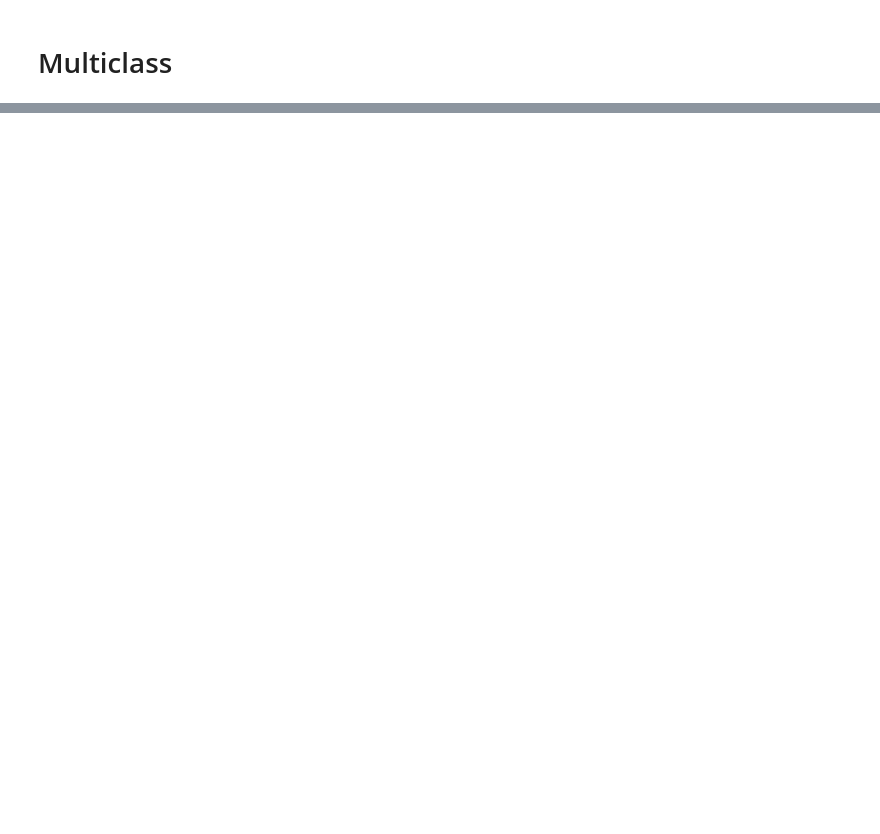
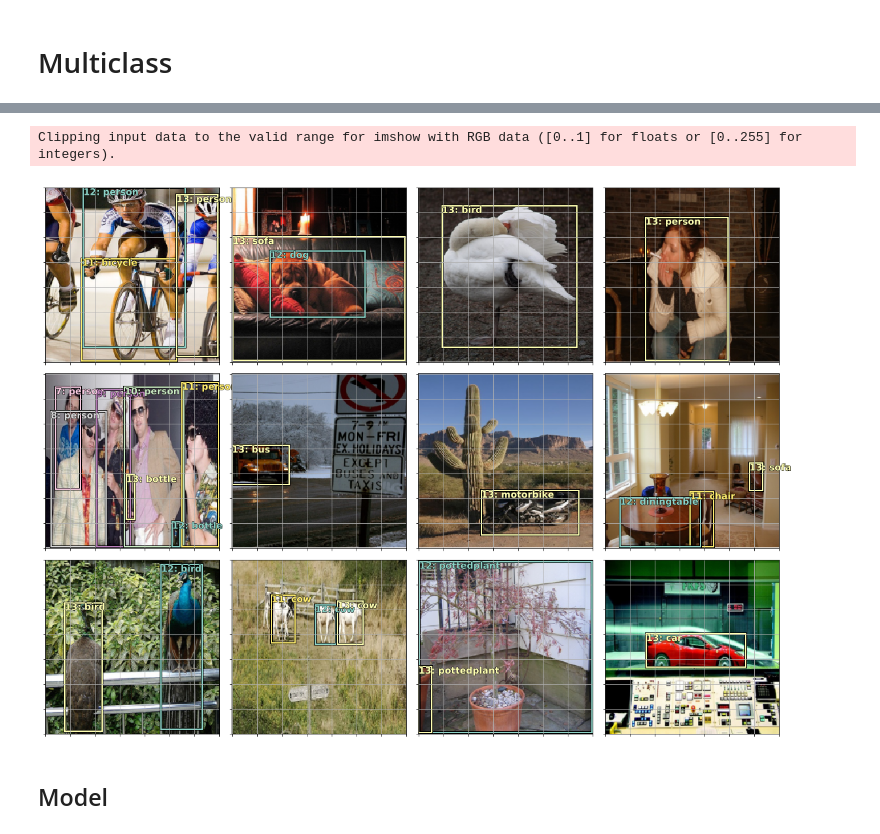
Before and after one commit to belskikh/myfastai, a Jupyter notebook: mypascalmulti.ipynb, the cells around one changed output, grey strips where cells are left out. Saved outputs shown, nothing was run; the diff lists cells and outputs as text; code cells hidden in the pictures; blank space fills up the shorter version.

```diff
--- a/mypascalmulti.ipynb
+++ b/mypascalmulti.ipynb
@@ -115,0 +210,41 @@ epoch      trn_loss   val_loss   <lambda>
+# %%
+def show_ground_truth(ax, im, bbox, clas=None, prs=None, thresh=0.3):
+    bb = [bb_hw(o) for o in bbox.reshape(-1,4)]
+    if prs is None:  prs  = [None]*len(bb)
+    if clas is None: clas = [None]*len(bb)
+    ax = show_img(im, ax=ax)
+    for i,(b,c,pr) in enumerate(zip(bb, clas, prs)):
+        if((b[2]>0) and (pr is None or pr > thresh)):
+            draw_rect(ax, b, color=colr_list[i%num_colr])
+            txt = f'{i}: '
+            if c is not None: txt += ('bg' if c==len(id2cat) else id2cat[c])
+            if pr is not None: txt += f' {pr:.2f}'
+            draw_text(ax, b[:2], txt, color=colr_list[i%num_colr])
+# %%
+class ConcatLblDataset(Dataset):
+    def __init__(self, ds, y2):
+        self.ds,self.y2 = ds,y2
+        self.sz = ds.sz
+    def __len__(self): return len(self.ds)
+
+    def __getitem__(self, i):
+        x,y = self.ds[i]
+        return (x, (y,self.y2[i]))
+# %%
+trn_ds2 = ConcatLblDataset(md.trn_ds, trn_mcs)
+val_ds2 = ConcatLblDataset(md.val_ds, val_mcs)
+md.trn_dl.dataset = trn_ds2
+md.val_dl.dataset = val_ds2
+# %%
+x,y=to_np(next(iter(md.val_dl)))
+x=md.val_ds.ds.denorm(x)
+# %%
+fig, axes = plt.subplots(3, 4, figsize=(16, 12))
+for i,ax in enumerate(axes.flat):
+    show_ground_truth(ax, x[i], y[0][i], y[1][i])
+plt.tight_layout()
+# %% [output]
+Clipping input data to the valid range for imshow with RGB data ([0..1] for floats or [0..255] for integers).
+[figure, added]
+# %% [markdown]
+## Model
```
Also changed, not shown: parts of 49 cells of this notebook.
